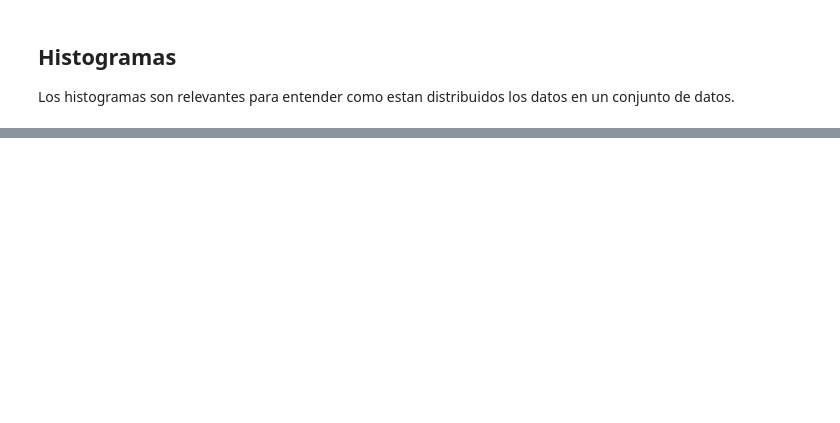
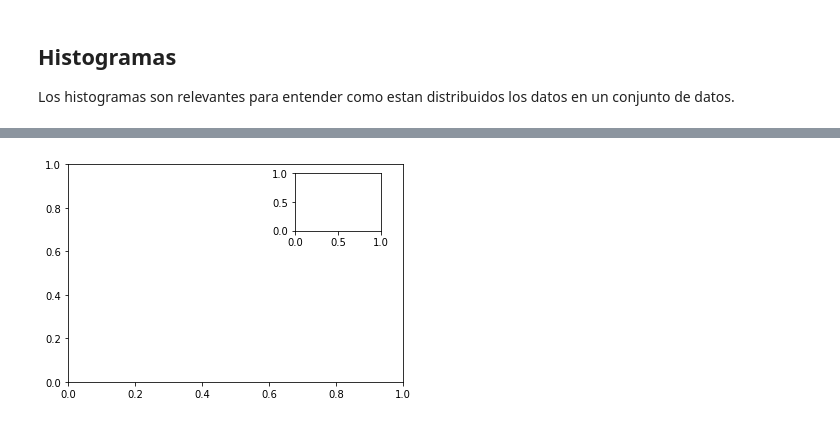
Before and after one commit to sruap1214/EC_Finance, a Jupyter notebook: Notebooks/04b_ManipulacionDatosVisualizacion.ipynb, the cells around one changed output, grey strips where cells are left out. Cells and saved outputs as stored; diff of their text form; code cells hidden in the pictures; blank space fills up the shorter version.

```diff
--- a/Notebooks/04b_ManipulacionDatosVisualizacion.ipynb
+++ b/Notebooks/04b_ManipulacionDatosVisualizacion.ipynb
@@ -268,0 +285,5 @@ plt.hist(data, bins=30, density=True, alpha=0.5,
+# %%
+ax1 = plt.axes()  # standard axes
+ax2 = plt.axes([0.65, 0.65, 0.2, 0.2])
+# %% [output]
+[figure, added]
```
Also changed, not shown: parts of 14 cells of this notebook.
